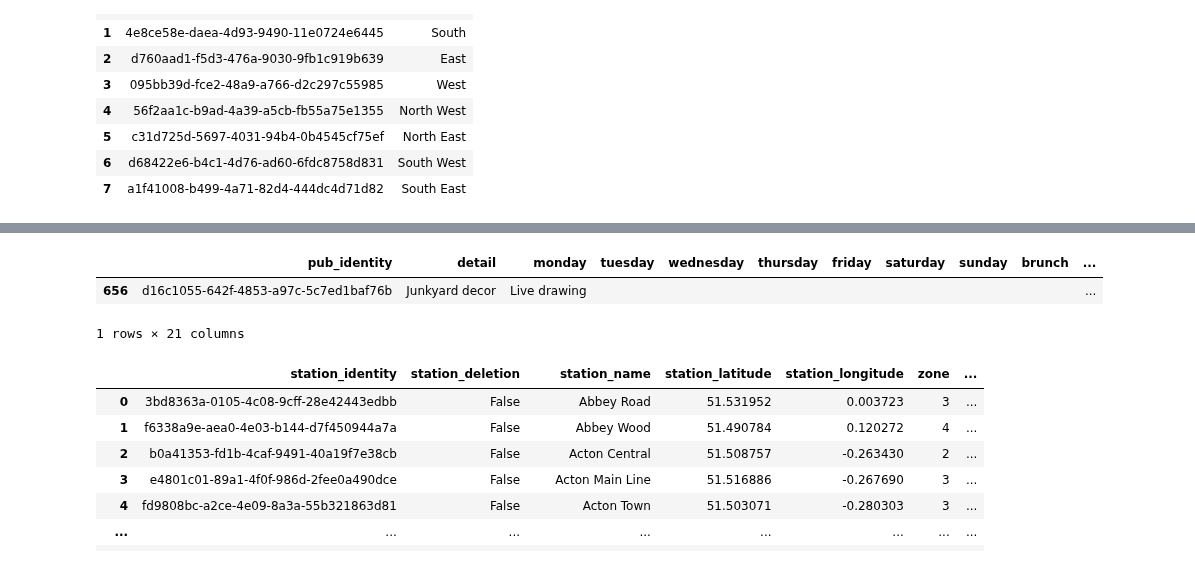
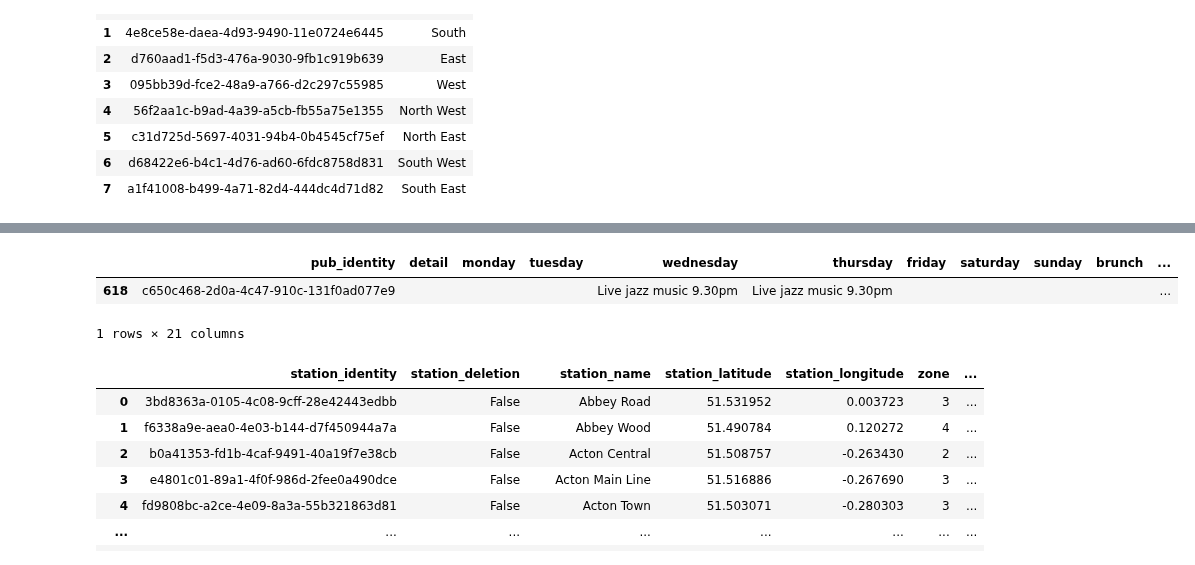
Before and after one commit to cartsmate/thepubcrawls, a Jupyter notebook: stations_edit.ipynb, the cells around one changed output, grey strips where cells are left out. Cells and saved outputs as stored; diff of their text form; code cells hidden in the pictures.

Commit message:
add wednesday events

```diff
--- a/stations_edit.ipynb
+++ b/stations_edit.ipynb
@@ -177,24 +177,25 @@ df2.head(1)
 1 rows × 21 columns
 # %%
-id = 'd1cab6b6-3c33-4e23-a363-3e0a496ae2cf'
-df.loc[df['pub_identity'] == id, 'monday'] = 'Live drawing 3rd Mon of the month'
+id = 'c650c468-2d0a-4c47-910c-131f0ad077e9'
+# df.loc[df['pub_identity'] == id, 'monday'] = 'Closed'
 # df.loc[df['pub_identity'] == id, 'tuesday'] = 'Closed'
-# df.loc[df['pub_identity'] == id, 'wednesday'] = 'Closed'
-# df.loc[df['pub_identity'] == id, 'thursday'] = 'Live music'
+df.loc[df['pub_identity'] == id, 'wednesday'] = 'Live jazz music 9.30pm'
+df.loc[df['pub_identity'] == id, 'thursday'] = 'Live jazz music 9.30pm'
 # df.loc[df['pub_identity'] == id, 'friday'] = 'DJs'
 # df.loc[df['pub_identity'] == id, 'saturday'] = 'DJs'
-# df.loc[df['pub_identity'] == id, 'sunday'] = 'Live music'
-df.loc[df['pub_identity'] == id, 'entertain'] = 'Monday live drawing 3rd of the month'
-# df.loc[df['pub_identity'] == id, 'music'] = 'Monday, Thurs-Sat live music'
+# df.loc[df['pub_identity'] == id, 'sunday'] = 'Closed'
+# df.loc[df['pub_identity'] == id, 'entertain'] = 'Wednesday theatre'
+df.loc[df['pub_identity'] == id, 'music'] = 'Wednesday & Thursday 9.30pm'
 # df.loc[df['pub_identity'] == id, 'quiz'] = 'Monday 7.45pm'
-df.loc[df['pub_identity'] == id, 'detail'] = 'Junkyard decor'
+# df.loc[df['pub_identity'] == id, 'brunch'] = 'Wednesday night'
+df.loc[df['pub_identity'] == id, 'detail'] = ''
 df = df.sort_values(by='pub_identity')
 df.to_csv(cwd + '/files/diary.csv', index=False, sep=',', encoding='utf-8')
 Filter_df = df[df.pub_identity == id]
 Filter_df
 # %% [output]
 |  | pub_identity | detail | monday | tuesday | wednesday | thursday | friday | saturday | sunday | brunch | ... |
-| 656 | d16c1055-642f-4853-a97c-5c7ed1baf76b | Junkyard decor | Live drawing |  |  |  |  |  |  |  | ... |
+| 618 | c650c468-2d0a-4c47-910c-131f0ad077e9 |  |  |  | Live jazz music 9.30pm | Live jazz music 9.30pm |  |  |  |  | ... |
 1 rows × 21 columns
 # %%
 df2 = pd.read_csv(cwd + '/files/stations.csv')
```
Also changed, not shown: parts of 1 cell of this notebook, 1 other file.
